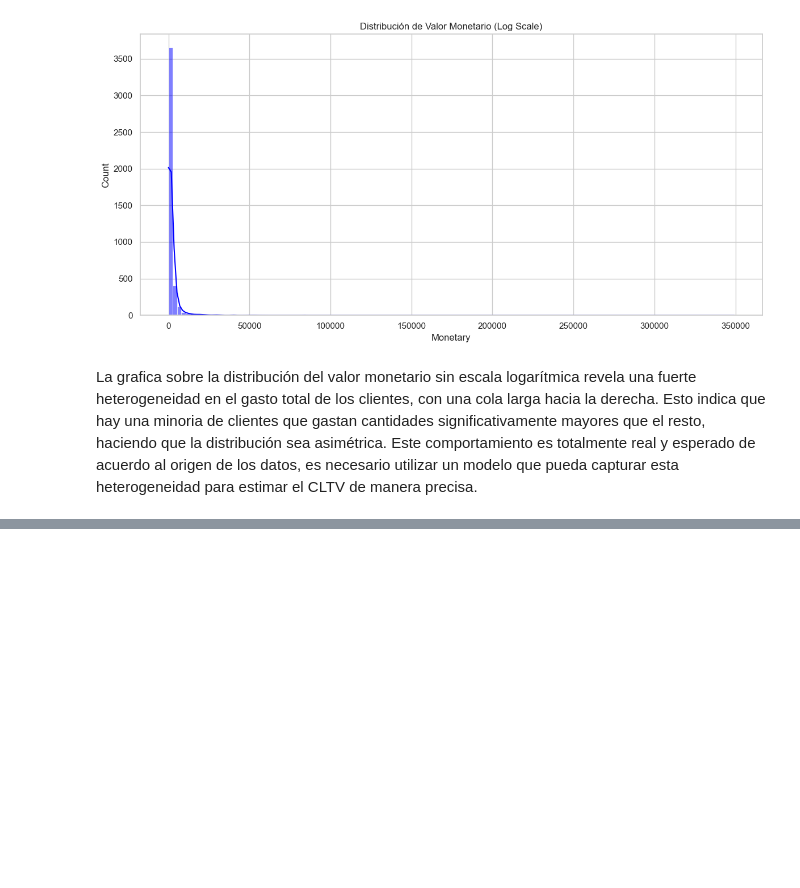
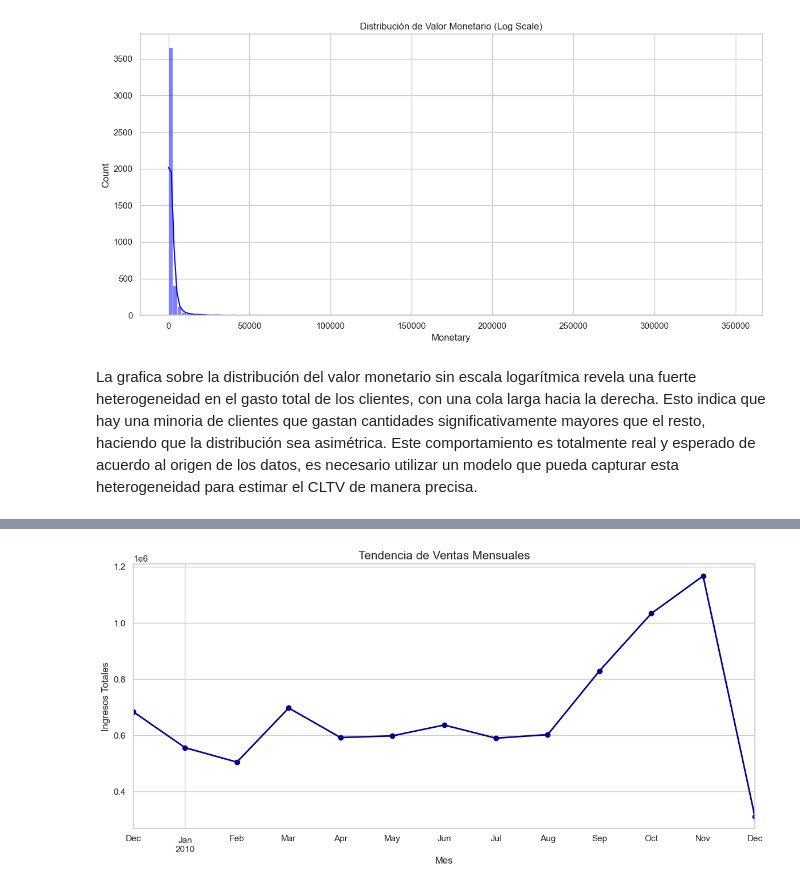
Before and after one commit to DaLeedev/CLTV_PROJECT, a Jupyter notebook: notebooks/03_Exploracion de los Datos.ipynb, the cells around one changed output, grey strips where cells are left out. Saved outputs shown, nothing was run; the diff lists cells and outputs as text; code cells hidden in the pictures; blank space fills up the shorter version.

```diff
--- a/notebooks/03_Exploracion de los Datos.ipynb
+++ b/notebooks/03_Exploracion de los Datos.ipynb
@@ -196,0 +220,15 @@ La grafica sobre la distribución del valor monetario sin escala logarítmica re
+# %%
+# Agrupar por mes
+df['month_year'] = df['invoicedate'].dt.to_period('M')
+monthly_sales = df.groupby('month_year')['total_spend'].sum()
+
+# Gráfico de Línea
+plt.figure(figsize=(14, 6))
+monthly_sales.plot(marker='o', color='darkblue', linewidth=2)
+plt.title('Tendencia de Ventas Mensuales', fontsize=15)
+plt.xlabel('Mes')
+plt.ylabel('Ingresos Totales')
+plt.grid(True)
+plt.show()
+# %% [output]
+[figure, added]
```
Also changed, not shown: parts of 3 cells of this notebook.
